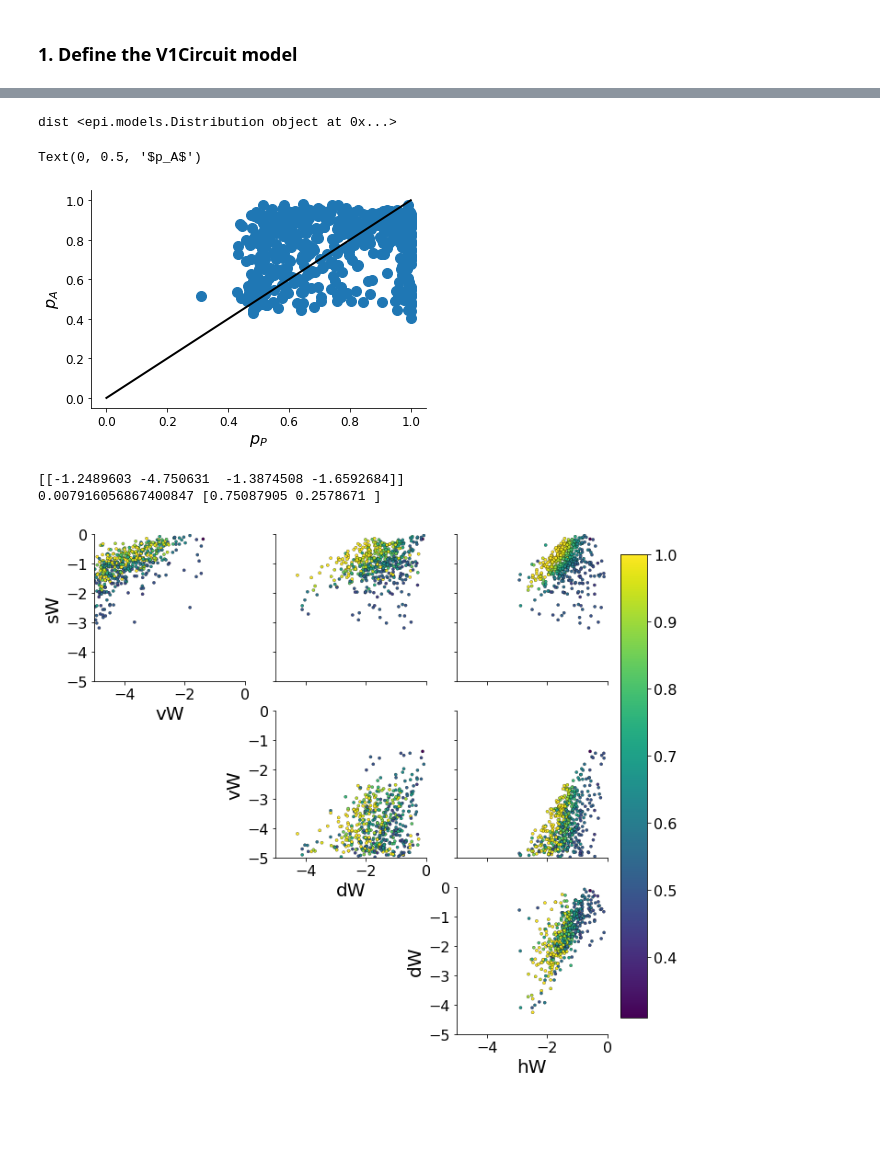
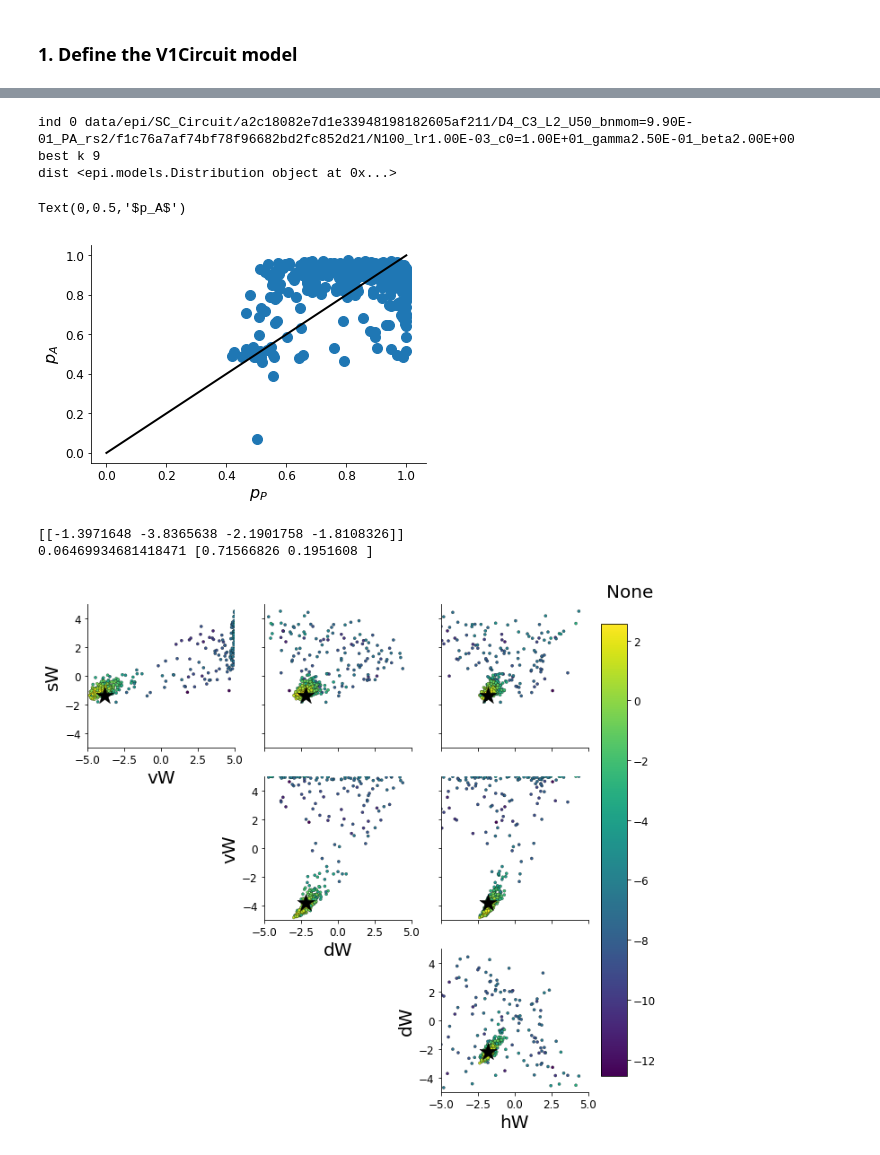
Before and after one commit to cunningham-lab/epi, a Jupyter notebook: notebooks/SC_Circuit/SC_acc_EPI.ipynb, the cells around one changed output, grey strips where cells are left out. Cells and saved outputs as stored; diff of their text form; code cells hidden in the pictures; blank space fills up the shorter version.

```diff
--- a/notebooks/SC_Circuit/SC_acc_EPI.ipynb
+++ b/notebooks/SC_Circuit/SC_acc_EPI.ipynb
@@ -14,7 +14,7 @@ from epi.SC_Circuit_4 import SC_acc, SC_sim, unwrap
 ### 1. Define the V1Circuit model
 # %%
 lb = -5.
-ub = 0.
+ub = 5.
 
 sW = Parameter("sW", 1, lb=lb, ub=ub)
 vW = Parameter("vW", 1, lb=lb, ub=ub)
@@ -34,8 +34,8 @@ epi_df['p'] = [ep['mu'][0] for ep in epi_df['EP']]
 epi_df['mu_len'] = [ep['mu'].shape[0] for ep in epi_df['EP']]
 # %%
 p = 0.75
-mu =  [p, 1-p]
-epi_df2 = epi_df[(epi_df['p']==p) & (epi_df['c0']==1e3) & (epi_df['mu_len'] == 2)]
+mu =  np.array([p, 1-p])
+epi_df2 = epi_df[(epi_df['p']==p) & (epi_df['c0']==1e1) & (epi_df['mu_len'] == 2)]
 
 
 paths = sorted(epi_df2['path'].unique())
@@ -68,9 +109,13 @@ No handles with labels found to put in legend.
 # %%
-best_k = 1
+path = paths[2]
+best_k = 9
+print('ind', ind, path)
+print('best k', best_k)
+
 mu = np.array([p, 1.-p])
 
-epi_df2 = epi_df[epi_df['path'] == paths[0]]
-df_row = epi_df2.iloc[0]
+_epi_df = epi_df[epi_df['path'] == path]
+df_row = _epi_df.iloc[0]
 init = df_row['init']
 init_params = {"mu":init["mu"], "Sigma":init["Sigma"]}
 nf = model._df_row_to_nf(df_row)
@@ -79,9 +124,12 @@ aug_lag_hps = model._df_row_to_al_hps(df_row)
 dist = model._get_epi_dist(best_k, init_params, nf, mu, aug_lag_hps)
 print('dist', dist)
 # %% [output]
+ind 0 data/epi/SC_Circuit/a2c18082e7d1e33948198182605af211/D4_C3_L2_U50_bnmom=9.90E-01_PA_rs2/f1c76a7af74bf78f96682bd2fc852d21/N100_lr1.00E-03_c0=1.00E+01_gamma2.50E-01_beta2.00E+00
+best k 9
 dist <epi.models.Distribution object at 0x...>
 # %%
 z = dist(500)
+log_q_z = dist.log_prob(z)
 """M = 500
 z = np.zeros((M, model.D), dtype=np.float32)
 for j in range(model.D):
@@ -92,8 +140,8 @@ plt.plot([0,1], [0,1], 'k-')
 plt.xlabel(r'$p_P$')
 plt.ylabel(r'$p_A$')
 # %% [output]
-Text(0, 0.5, '$p_A$')
+Text(0,0.5,'$p_A$')
-[figure, old version]
+[figure, new version]
 # %%
 mu_star = np.array([0.75, 0.25])[None,:]
 d = np.linalg.norm(T_x-mu_star, axis=1)
@@ -102,14 +150,14 @@ z_star = z[min_ind, :][None,:]
 print(z_star)
 print(d[min_ind], T_x[min_ind])
 # %% [output]
-[[-1.2489603 -4.750631  -1.3874508 -1.6592684]]
-0.007916056867400847 [0.75087905 0.2578671 ]
+[[-1.3971648 -3.8365638 -2.1901758 -1.8108326]]
+0.06469934681418471 [0.71566826 0.1951608 ]
 # %%
 _lb = np.array([p.lb[0] for p in model.parameters])
 _ub = np.array([p.ub[0] for p in model.parameters])
 z_labels = [p.name for p in model.parameters]
-fig = pairplot(z, np.arange(4), z_labels,
+fig = pairplot(z, np.arange(4), z_labels, starred=z_star,
                fontsize=20, figsize=(10,10),
-               lb=_lb, ub=_ub, c = T_x[:,0])
+               lb=_lb, ub=_ub, c=log_q_z)
 # %% [output]
-[figure, old version]
+[figure, new version]
```
Also changed, not shown: parts of 9 cells of this notebook, 1 other file.
